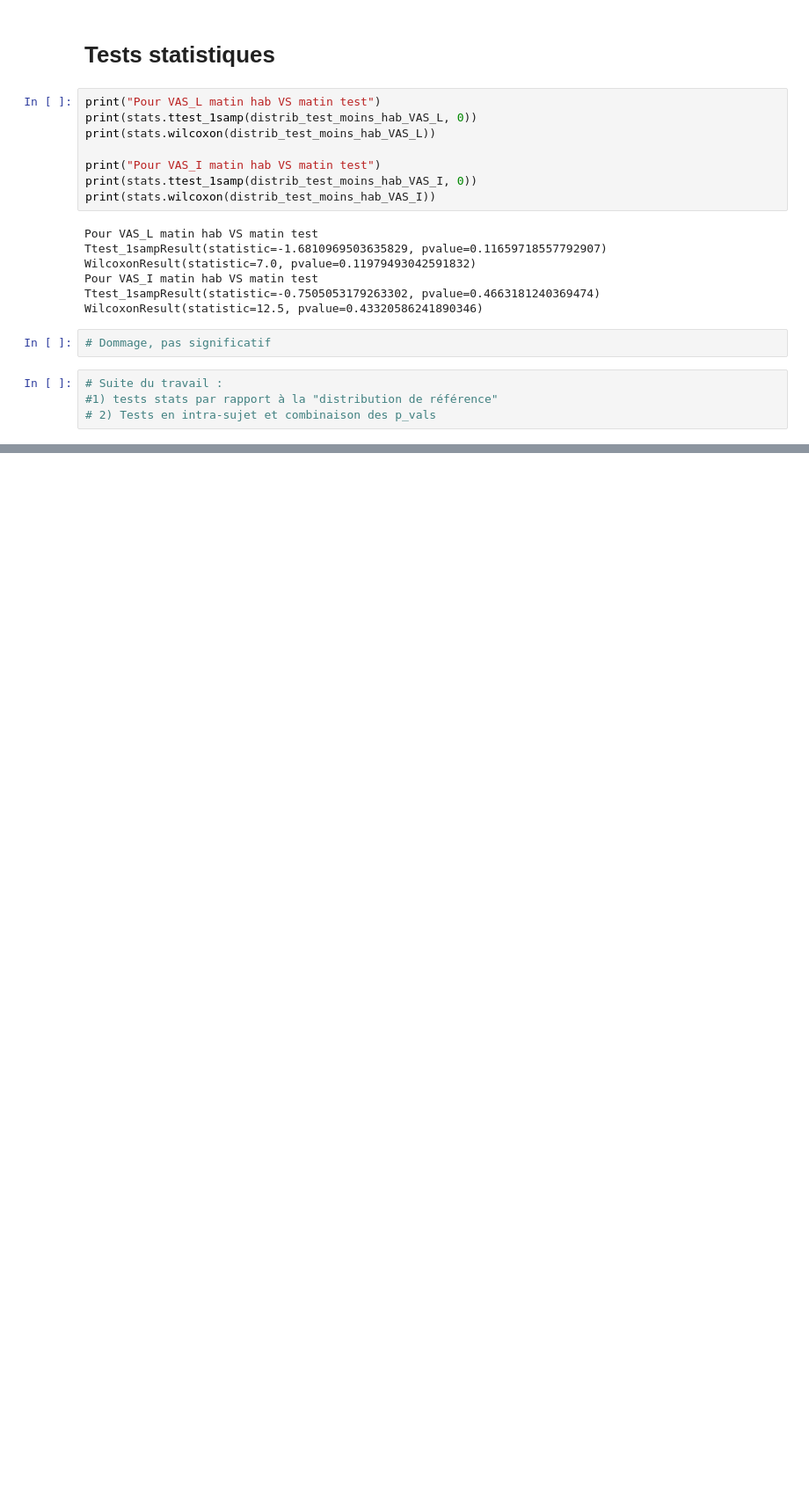
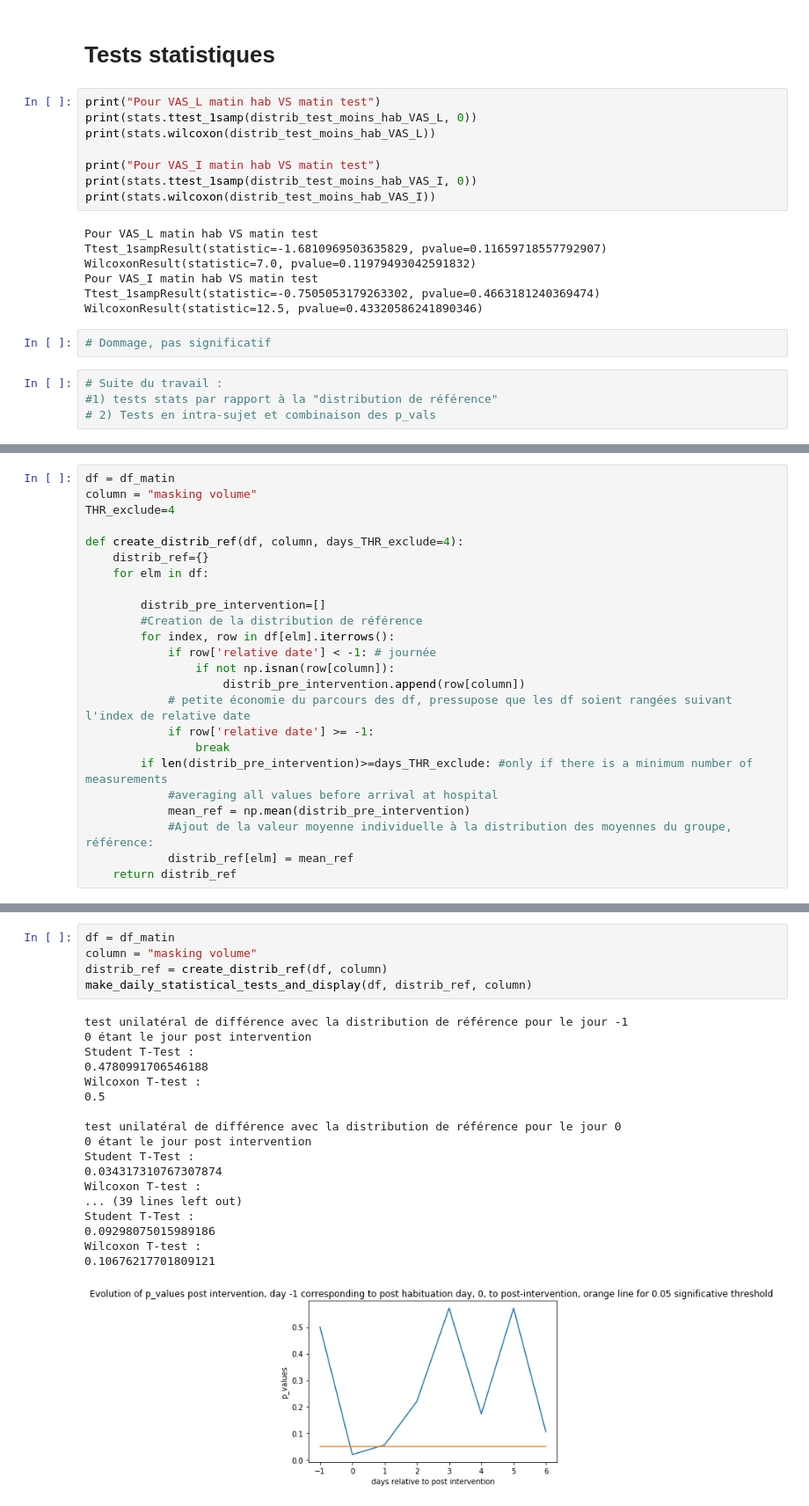
Before and after one commit to lkorczowski/tinnitus-nocturnal-stimulation, a Jupyter notebook: Analyse inter-sujet suivi quotidien.ipynb, the cells around one changed output, grey strips where cells are left out. Shown at 88% size. Drawn from its saved outputs; the diff is of its cells as text; blank space fills up the shorter version.

```diff
--- a/Analyse inter-sujet suivi quotidien.ipynb
+++ b/Analyse inter-sujet suivi quotidien.ipynb
@@ -242,0 +246,24 @@ WilcoxonResult(statistic=12.5, pvalue=0.43320586241890346)
+# %%
+df = df_matin
+column = "masking volume"
+THR_exclude=4
+
+def create_distrib_ref(df, column, days_THR_exclude=4):
+    distrib_ref={}
+    for elm in df:
+
+        distrib_pre_intervention=[]
+        #Creation de la distribution de référence
+        for index, row in df[elm].iterrows():
+            if row['relative date'] < -1: # journée
+                if not np.isnan(row[column]):
+                    distrib_pre_intervention.append(row[column])
+            # petite économie du parcours des df, pressupose que les df soient rangées suivant l'index de relative date
+            if row['relative date'] >= -1:
+                break
+        if len(distrib_pre_intervention)>=days_THR_exclude: #only if there is a minimum number of measurements
+            #averaging all values before arrival at hospital
+            mean_ref = np.mean(distrib_pre_intervention)
+            #Ajout de la valeur moyenne individuelle à la distribution des moyennes du groupe, référence:
+            distrib_ref[elm] = mean_ref
+    return distrib_ref
@@ -242,0 +325,24 @@ WilcoxonResult(statistic=12.5, pvalue=0.43320586241890346)
+# %%
+df = df_matin
+column = "masking volume"
+distrib_ref = create_distrib_ref(df, column)
+make_daily_statistical_tests_and_display(df, distrib_ref, column)
+# %% [output]
+test unilatéral de différence avec la distribution de référence pour le jour -1
+0 étant le jour post intervention
+Student T-Test :
+0.4780991706546188
+Wilcoxon T-test :
+0.5
+
+test unilatéral de différence avec la distribution de référence pour le jour 0
+0 étant le jour post intervention
+Student T-Test :
+0.034317310767307874
+Wilcoxon T-test :
+... (39 lines left out)
+Student T-Test :
+0.09298075015989186
+Wilcoxon T-test :
+0.10676217701809121
+[figure, added]
```
Also changed, not shown: parts of 12 cells of this notebook, 2 other files.
